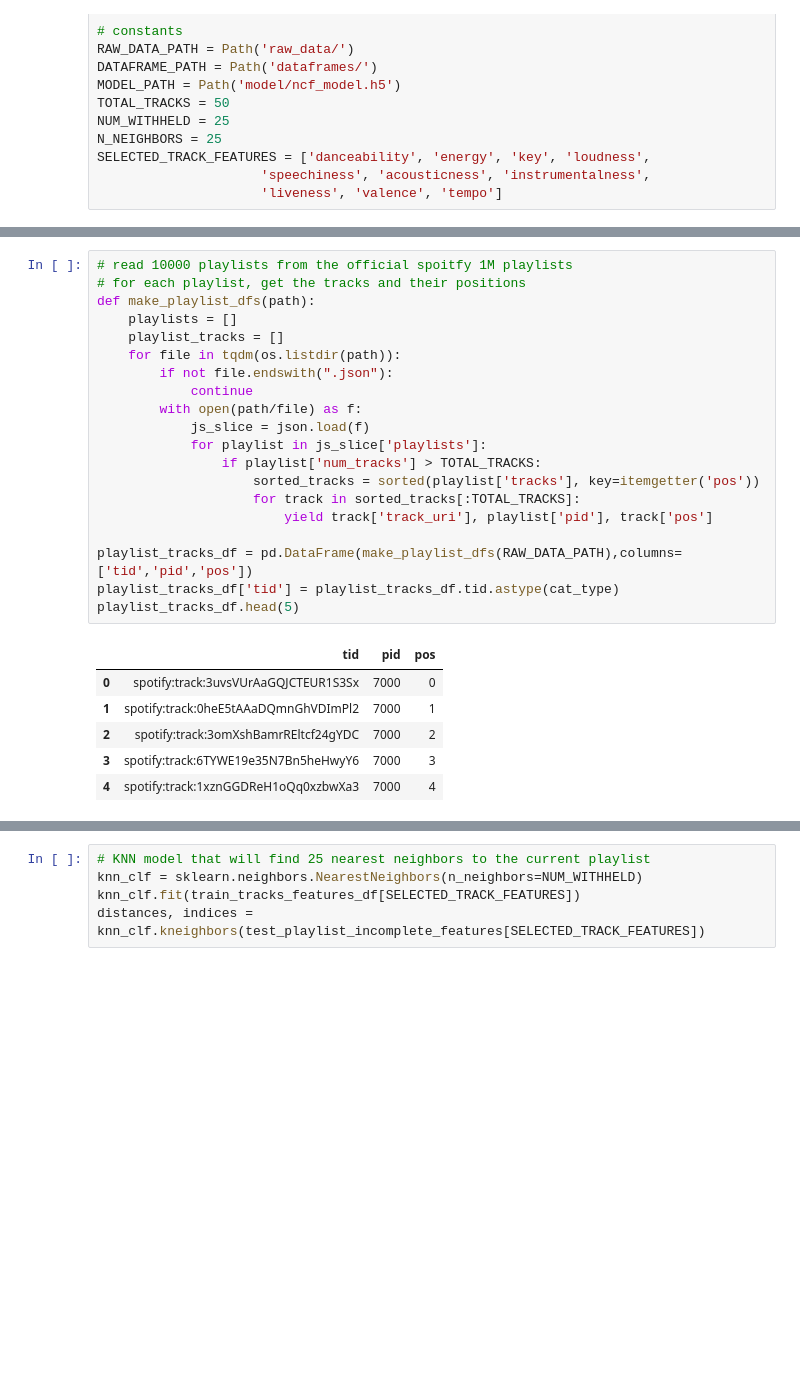
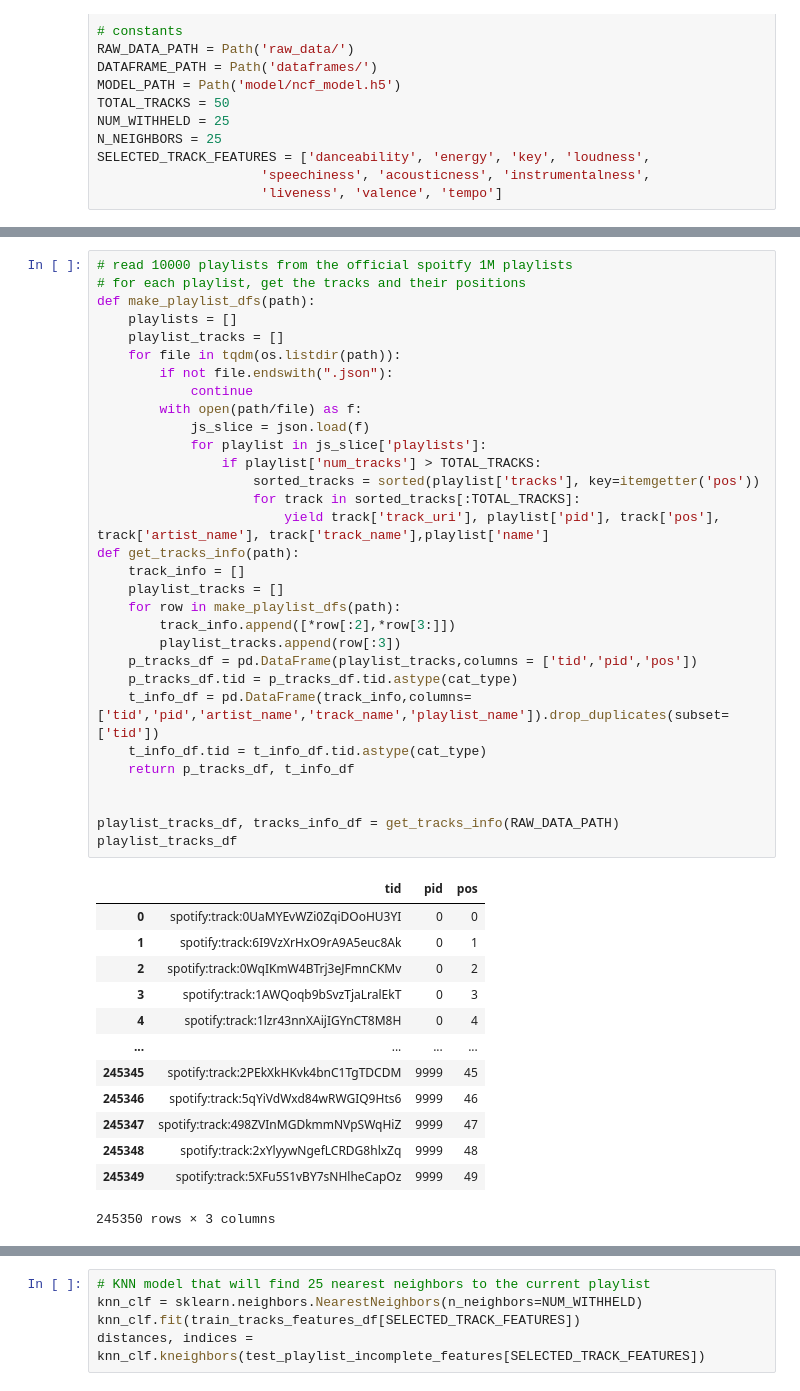
Before and after one commit to icarus08/ml-spotify-recommendations, a Jupyter notebook: knn_ncf.ipynb, the cells around one changed output, grey strips where cells are left out. Drawn from its saved outputs; the diff is of its cells as text; blank space fills up the shorter version.

```diff
--- a/knn_ncf.ipynb
+++ b/knn_ncf.ipynb
@@ -53,30 +53,48 @@ tracks_features_df.head(5)
 # %%
 # read 10000 playlists from the official spoitfy 1M playlists
 # for each playlist, get the tracks and their positions
 def make_playlist_dfs(path):
     playlists = []
     playlist_tracks = []
     for file in tqdm(os.listdir(path)):
         if not file.endswith(".json"):
             continue
         with open(path/file) as f:
             js_slice = json.load(f)
             for playlist in js_slice['playlists']:
                 if playlist['num_tracks'] > TOTAL_TRACKS:
                     sorted_tracks = sorted(playlist['tracks'], key=itemgetter('pos'))
                     for track in sorted_tracks[:TOTAL_TRACKS]:
-                        yield track['track_uri'], playlist['pid'], track['pos']
+                        yield track['track_uri'], playlist['pid'], track['pos'], track['artist_name'], track['track_name'],playlist['name']
+def get_tracks_info(path):
+    track_info = []
+    playlist_tracks = []
+    for row in make_playlist_dfs(path):
+        track_info.append([*row[:2],*row[3:]])
+        playlist_tracks.append(row[:3])
+    p_tracks_df = pd.DataFrame(playlist_tracks,columns = ['tid','pid','pos'])
+    p_tracks_df.tid = p_tracks_df.tid.astype(cat_type)
+    t_info_df = pd.DataFrame(track_info,columns=['tid','pid','artist_name','track_name','playlist_name']).drop_duplicates(subset=['tid'])
+    t_info_df.tid = t_info_df.tid.astype(cat_type)
+    return p_tracks_df, t_info_df
 
-playlist_tracks_df = pd.DataFrame(make_playlist_dfs(RAW_DATA_PATH),columns=['tid','pid','pos'])
-playlist_tracks_df['tid'] = playlist_tracks_df.tid.astype(cat_type)
-playlist_tracks_df.head(5)
+
+playlist_tracks_df, tracks_info_df = get_tracks_info(RAW_DATA_PATH)
+playlist_tracks_df
 # %% [output]
 |  | tid | pid | pos |
-| 0 | spotify:track:3uvsVUrAaGQJCTEUR1S3Sx | 7000 | 0 |
-| 1 | spotify:track:0heE5tAAaDQmnGhVDImPl2 | 7000 | 1 |
-| 2 | spotify:track:3omXshBamrREltcf24gYDC | 7000 | 2 |
-| 3 | spotify:track:6TYWE19e35N7Bn5heHwyY6 | 7000 | 3 |
-| 4 | spotify:track:1xznGGDReH1oQq0xzbwXa3 | 7000 | 4 |
+| 0 | spotify:track:0UaMYEvWZi0ZqiDOoHU3YI | 0 | 0 |
+| 1 | spotify:track:6I9VzXrHxO9rA9A5euc8Ak | 0 | 1 |
+| 2 | spotify:track:0WqIKmW4BTrj3eJFmnCKMv | 0 | 2 |
+| 3 | spotify:track:1AWQoqb9bSvzTjaLralEkT | 0 | 3 |
+| 4 | spotify:track:1lzr43nnXAijIGYnCT8M8H | 0 | 4 |
+| ... | ... | ... | ... |
+| 245345 | spotify:track:2PEkXkHKvk4bnC1TgTDCDM | 9999 | 45 |
+| 245346 | spotify:track:5qYiVdWxd84wRWGIQ9Hts6 | 9999 | 46 |
+| 245347 | spotify:track:498ZVInMGDkmmNVpSWqHiZ | 9999 | 47 |
+| 245348 | spotify:track:2xYlyywNgefLCRDG8hlxZq | 9999 | 48 |
+| 245349 | spotify:track:5XFu5S1vBY7sNHlheCapOz | 9999 | 49 |
+245350 rows × 3 columns
 # %%
 all_playlist_ids = playlist_tracks_df.pid.unique()
 train_pids, test_pids = train_test_split(all_playlist_ids,random_state=0, test_size=0.20)
```
Also changed, not shown: parts of 13 cells of this notebook.
